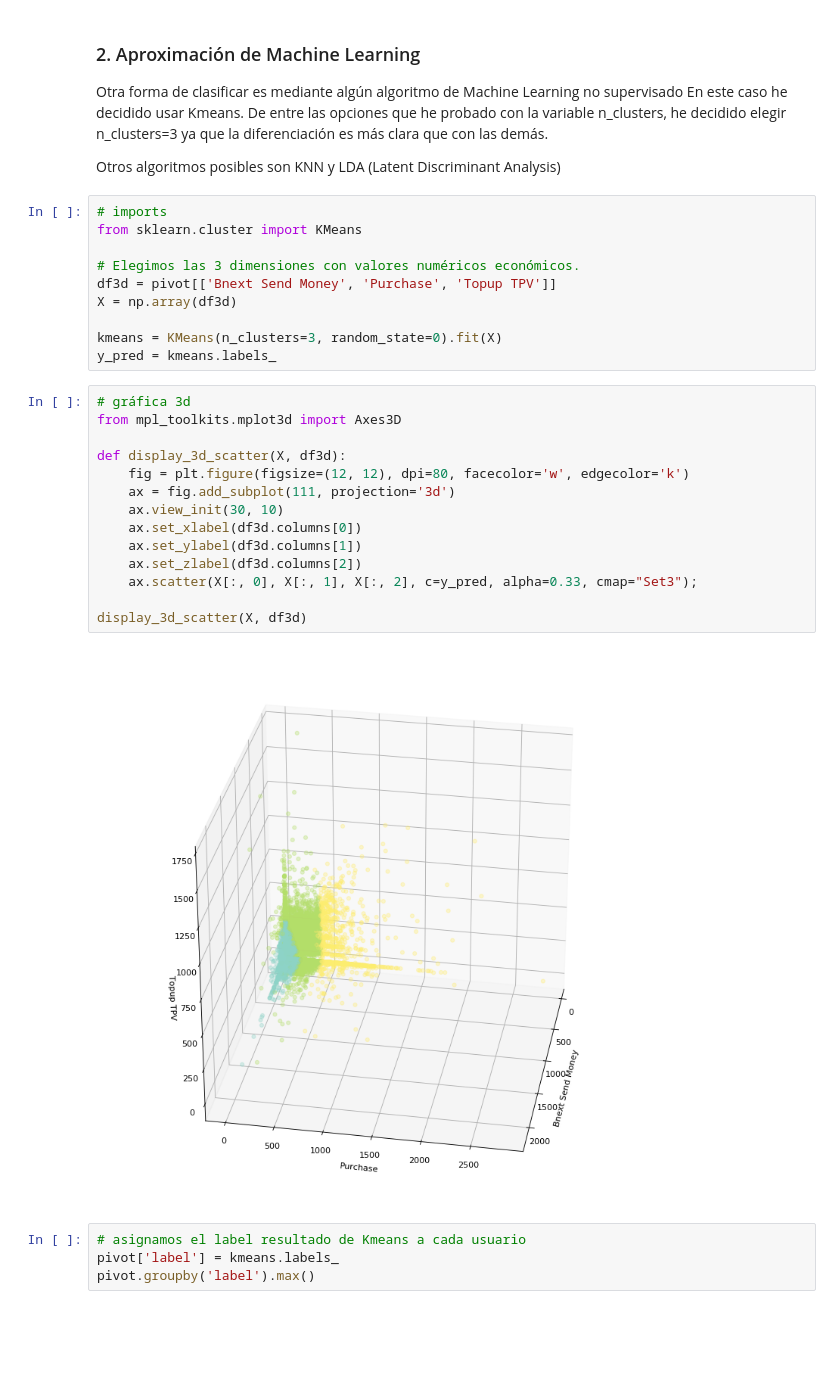
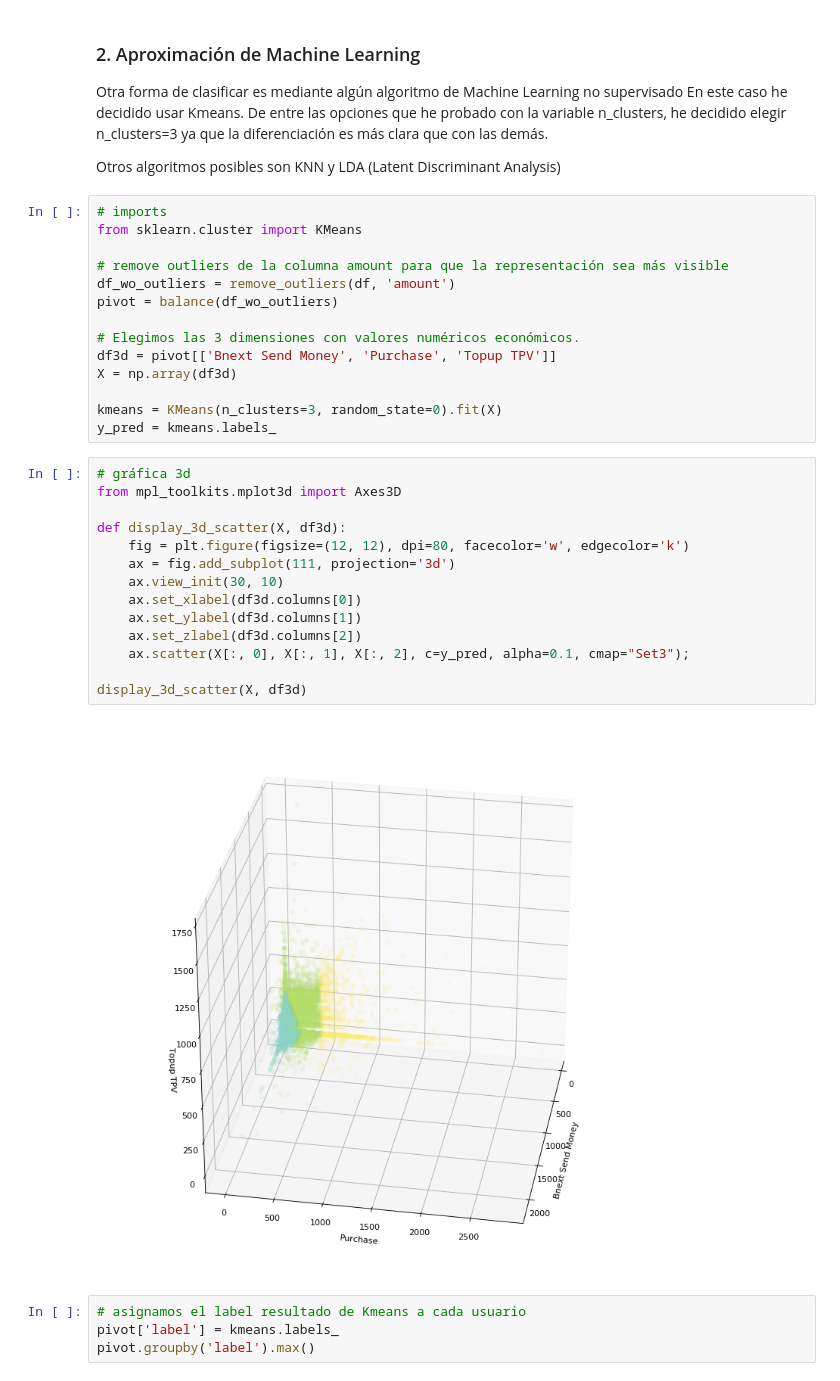
Before and after one commit to albertogcmr/fintech-technical-test, a Jupyter notebook: main.ipynb, the cells around one changed output. Saved outputs shown, nothing was run; the diff lists cells and outputs as text; blank space fills up the shorter version.

```diff
--- a/main.ipynb
+++ b/main.ipynb
@@ -84,6 +83,10 @@ Otros algoritmos posibles son KNN y LDA (Latent Discriminant Analysis)
 # %%
 # imports
 from sklearn.cluster import KMeans
+
+# remove outliers de la columna amount para que la representación sea más visible
+df_wo_outliers = remove_outliers(df, 'amount')
+pivot = balance(df_wo_outliers)
 
 # Elegimos las 3 dimensiones con valores numéricos económicos.
 df3d = pivot[['Bnext Send Money', 'Purchase', 'Topup TPV']]
@@ -94,19 +97,19 @@ y_pred = kmeans.labels_
 # %%
 # gráfica 3d
 from mpl_toolkits.mplot3d import Axes3D
 
 def display_3d_scatter(X, df3d):
     fig = plt.figure(figsize=(12, 12), dpi=80, facecolor='w', edgecolor='k')
     ax = fig.add_subplot(111, projection='3d')
     ax.view_init(30, 10)
     ax.set_xlabel(df3d.columns[0])
     ax.set_ylabel(df3d.columns[1])
     ax.set_zlabel(df3d.columns[2])
-    ax.scatter(X[:, 0], X[:, 1], X[:, 2], c=y_pred, alpha=0.33, cmap="Set3");
+    ax.scatter(X[:, 0], X[:, 1], X[:, 2], c=y_pred, alpha=0.1, cmap="Set3");
 
 display_3d_scatter(X, df3d)
 # %% [output]
-[figure, old version]
+[figure, new version]
 # %%
 # asignamos el label resultado de Kmeans a cada usuario
 pivot['label'] = kmeans.labels_
```
Also changed, not shown: parts of 14 cells of this notebook, 1 other file.
